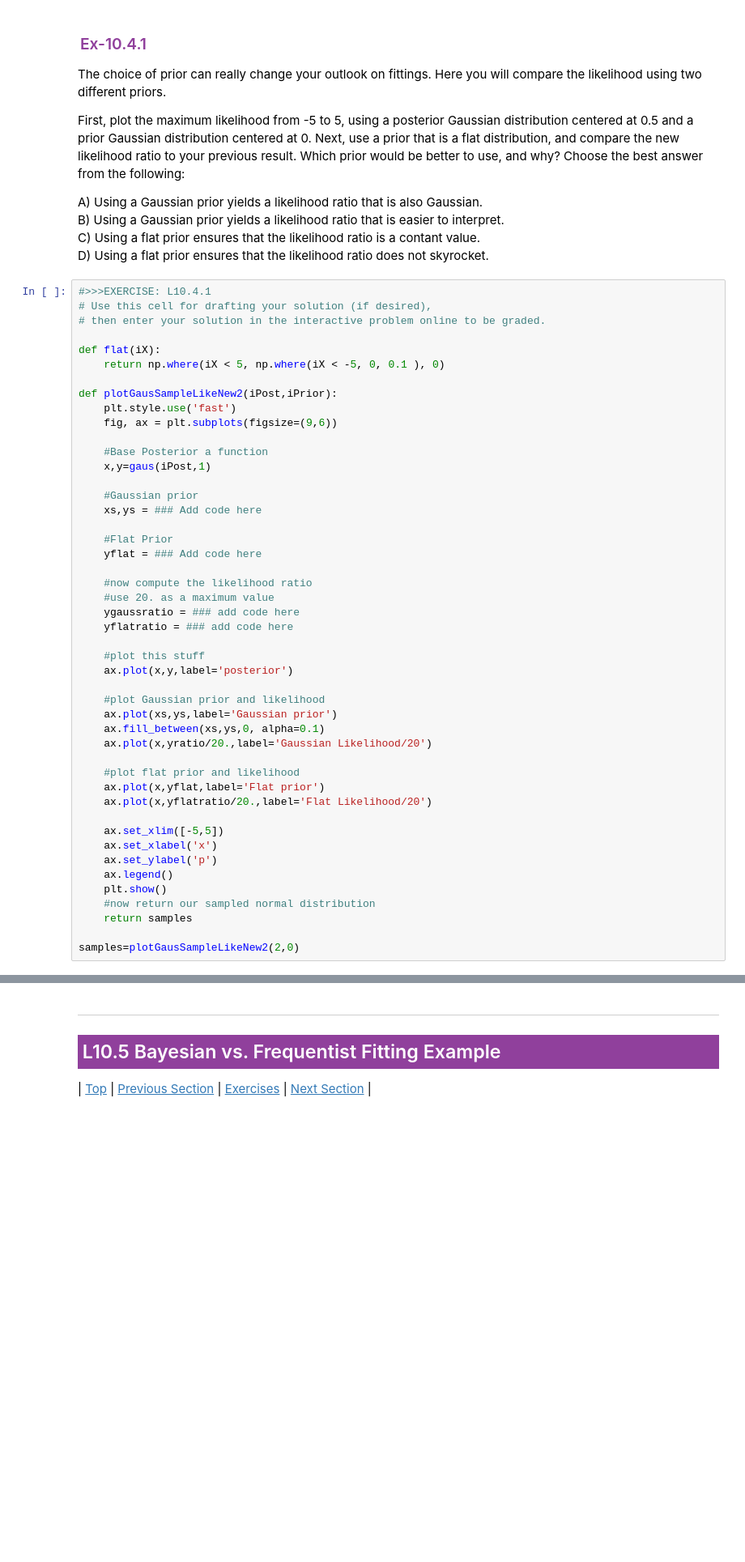
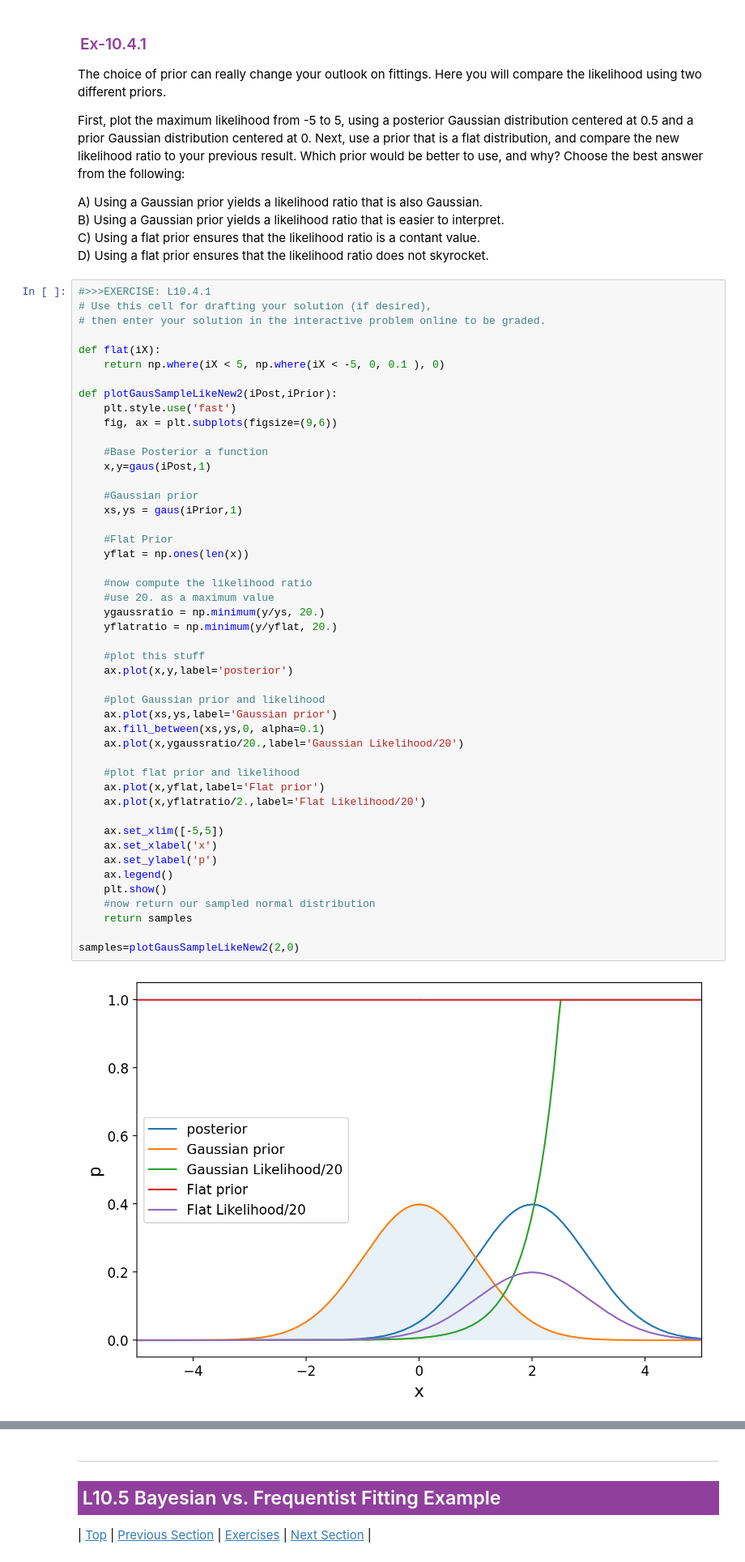
Before and after one commit to a-eghrari/nb_LEARNER, a Jupyter notebook: 8S50x_L10.ipynb, the cells around one changed output, grey strips where cells are left out. Shown at 81% size. Drawn from its saved outputs; the diff is of its cells as text; blank space fills up the shorter version.

```diff
--- a/8S50x_L10.ipynb
+++ b/8S50x_L10.ipynb
@@ -825,39 +857,41 @@ def plotGausSampleLikeNew2(iPost,iPrior):
 
     #Base Posterior a function
     x,y=gaus(iPost,1)
 
     #Gaussian prior
-    xs,ys = ### Add code here
+    xs,ys = gaus(iPrior,1)
 
     #Flat Prior
-    yflat = ### Add code here
+    yflat = np.ones(len(x))
 
     #now compute the likelihood ratio
     #use 20. as a maximum value
-    ygaussratio = ### add code here
-    yflatratio = ### add code here
+    ygaussratio = np.minimum(y/ys, 20.)
+    yflatratio = np.minimum(y/yflat, 20.)
 
     #plot this stuff
     ax.plot(x,y,label='posterior')
 
     #plot Gaussian prior and likelihood
     ax.plot(xs,ys,label='Gaussian prior')
     ax.fill_between(xs,ys,0, alpha=0.1)
-    ax.plot(x,yratio/20.,label='Gaussian Likelihood/20')
+    ax.plot(x,ygaussratio/20.,label='Gaussian Likelihood/20')
 
     #plot flat prior and likelihood
     ax.plot(x,yflat,label='Flat prior')
-    ax.plot(x,yflatratio/20.,label='Flat Likelihood/20')
+    ax.plot(x,yflatratio/2.,label='Flat Likelihood/20')
 
     ax.set_xlim([-5,5])
     ax.set_xlabel('x')
     ax.set_ylabel('p')
     ax.legend()
     plt.show()
     #now return our sampled normal distribution
     return samples
 
 samples=plotGausSampleLikeNew2(2,0)
+# %% [output]
+[figure, added]
 # %% [markdown]
 ### <span style="border:3px; border-style:solid; padding: 0.15em; border-color: #90409C; color: #90409C;">Ex-10.4.2</span>
 
```
Also changed, not shown: parts of 19 cells of this notebook.
